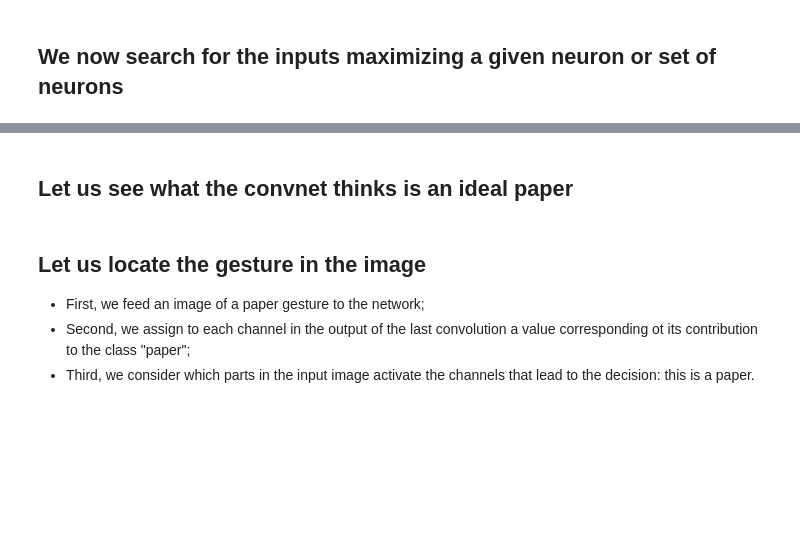
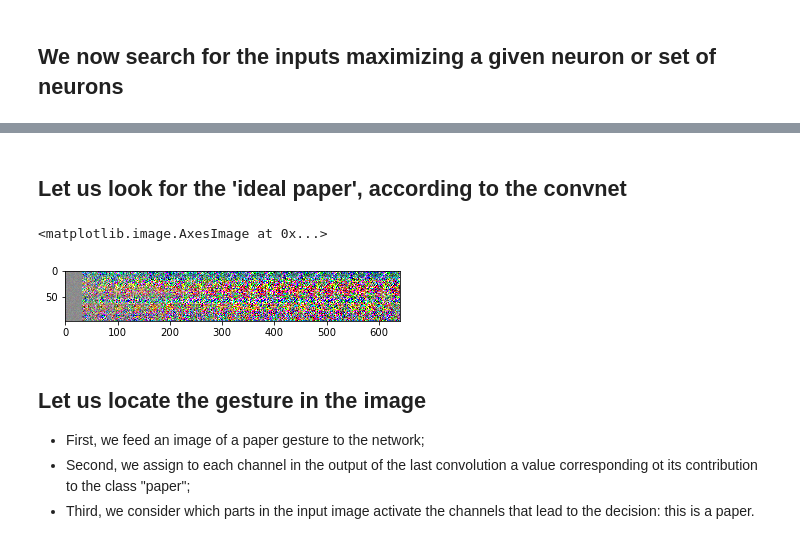
Before and after one commit to alessandro-giusti/rock-paper-scissors, a Jupyter notebook: Activity notebook/notebook_v2.ipynb, the cells around one changed output, grey strips where cells are left out. Cells and saved outputs as stored; diff of their text form; code cells hidden in the pictures; blank space fills up the shorter version.

```diff
--- a/Activity notebook/notebook_v2.ipynb
+++ b/Activity notebook/notebook_v2.ipynb
@@ -495,36 +659,38 @@ for i,j in tqdm.tqdm(list(itertools.product(range(axs.shape[0]), range(axs.shape
-# %% [markdown]
-## Let us see what the convnet thinks is an ideal paper
+# %% [markdown]
+## Let us look for the 'ideal paper', according to the convnet
 # %%
+#oppure:
+#out = model.output
+
 from keras import layers
 
 iterations=20
 
 input_shape=model.input.shape[1]
 nc=model.output_shape[1]
-dense2_name=model.layers[15].name
 final_output=np.zeros((input_shape*nc, input_shape*iterations, model.input.shape[3]))
 
-def ideal():
-    B=64
-    for k in range(nc):
-        step=1
-        X=np.random.random((1, input_shape, input_shape, model.input.shape[3]))*0.1+0.5
-        ideal=0
-        objective = model.output[0,k]
-        c=K.gradients(objective, model.input)[0]
-        get=K.function([model.input, K.learning_phase()],[objective, c])
-        A=0
+B=32
+for k in range(nc):
+    step=1
+    X=np.random.random((1, input_shape, input_shape, model.input.shape[3]))*0.1+0.5
+    ideal=0
+    objective = model.output[0,k]
+    c=K.gradients(objective, model.input)[0]
+    get=K.function([model.input, K.learning_phase()],[objective, c])
+    A=0
 
-        for j in range(iterations):
-            loss_value, grads_value=get([X, 1])
-            final_output[input_shape*k:input_shape*(k+1),A:A+B]=X[0]
-            step=1/np.max(grads_value)
-            X += grads_value*step
-            A+=B
-            X=np.clip(X, 0, 1)
-    plt.imshow(final_output[:,:,:], vmin=0, vmax=1)
-
-ideal()
+    for j in range(iterations):
+        loss_value, grads_value=get([X, 1])
+        final_output[input_shape*k:input_shape*(k+1),A:A+B]=X[0]
+        step=1/np.max(grads_value)
+        X += grads_value*step
+        A+=B
+        X=np.clip(X, 0, 1)
+plt.imshow(final_output[:,:,:], vmin=0, vmax=1)
+# %% [output]
+<matplotlib.image.AxesImage at 0x...>
+[figure, added]
 # %% [markdown]
 ## Let us locate the gesture in the image
 - First, we feed an image of a paper gesture to the network;
```
Also changed, not shown: parts of 26 cells of this notebook, 1 other file.
